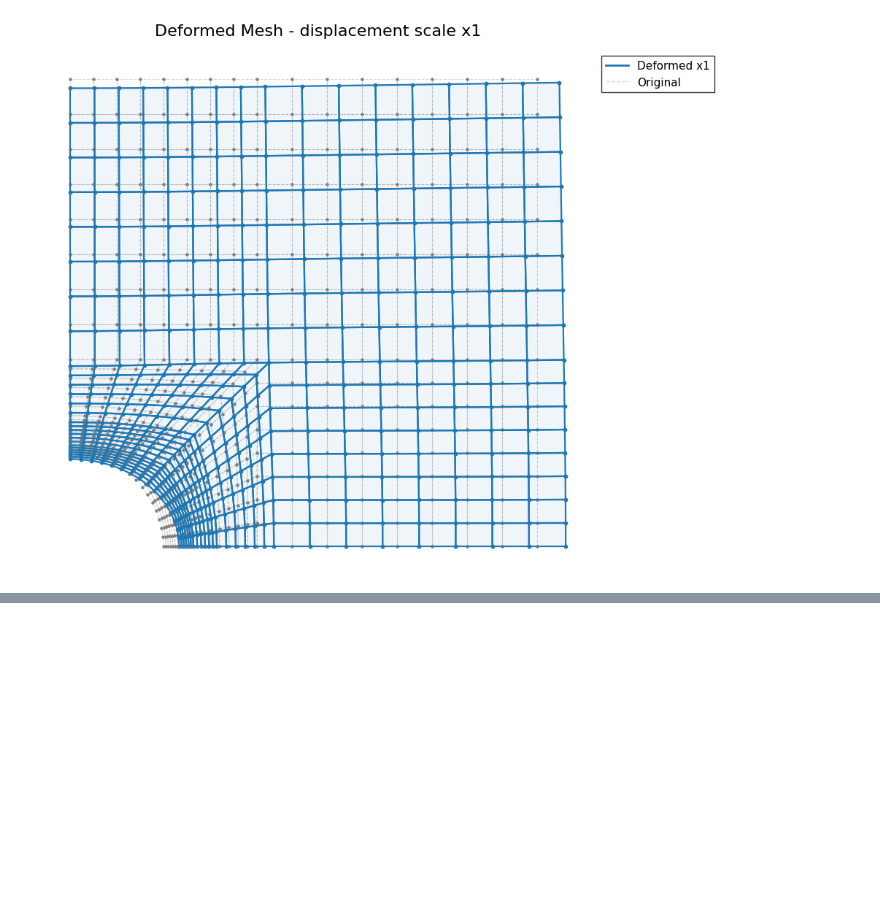
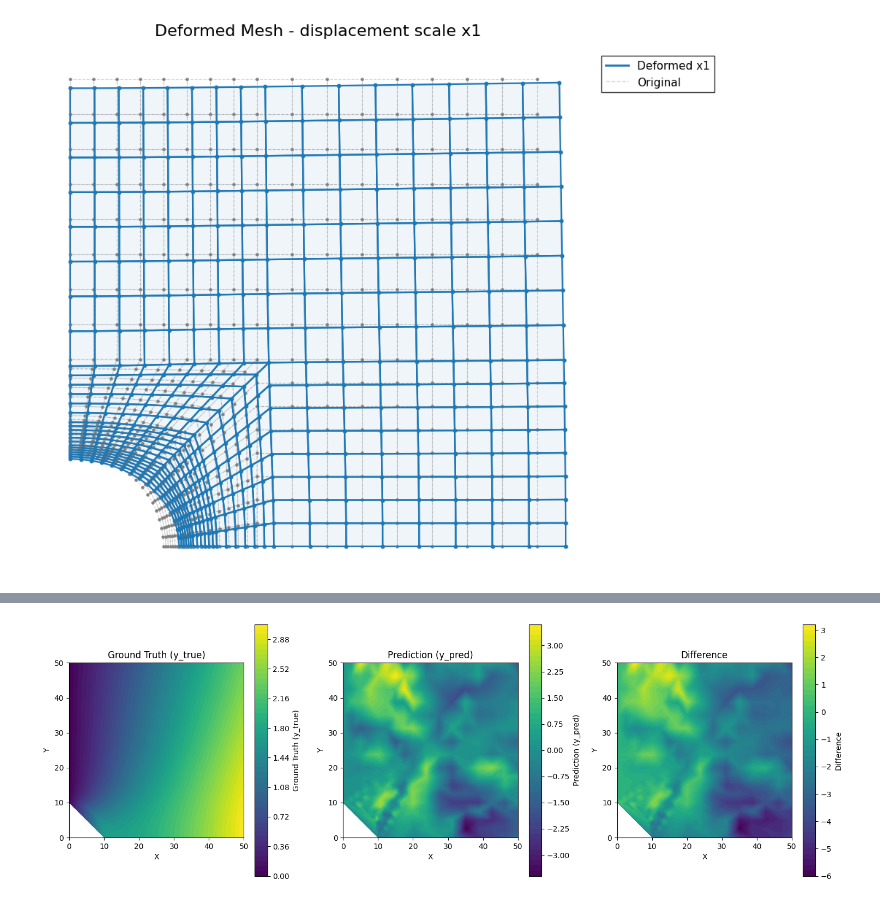
Before and after one commit to bdesia/feinn_project, a Jupyter notebook: notebooks/FEINN_example2/E2_perforated_plate.ipynb, the cells around one changed output, grey strips where cells are left out. Drawn from its saved outputs; the diff is of its cells as text; code cells hidden in the pictures; blank space fills up the shorter version.

```diff
--- a/notebooks/FEINN_example2/E2_perforated_plate.ipynb
+++ b/notebooks/FEINN_example2/E2_perforated_plate.ipynb
@@ -107,0 +152,6 @@ feinn_solver = FEINN(
+# %%
+from evaluator import SolutionComparator
+comparator = SolutionComparator(mesh, fem_solver.udisp[::2], feinn_solver.udisp[::2])
+comparator.plot_comparison(metric='difference')
+# %% [output]
+[figure, added]
```
Also changed, not shown: parts of 6 cells of this notebook, 2 other files.
